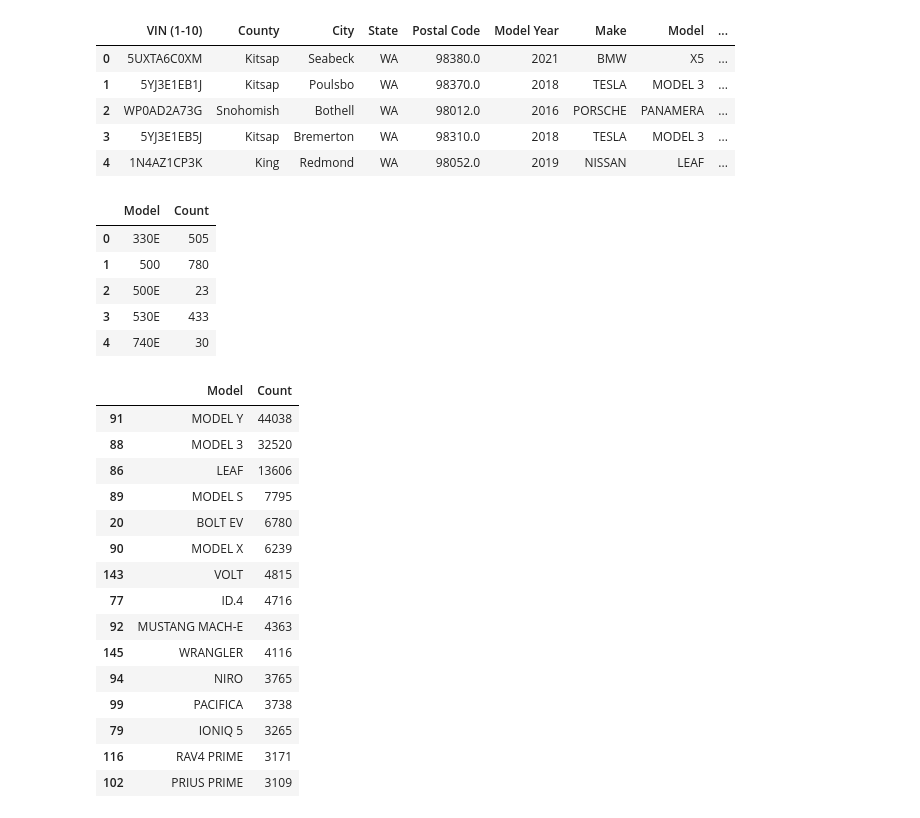
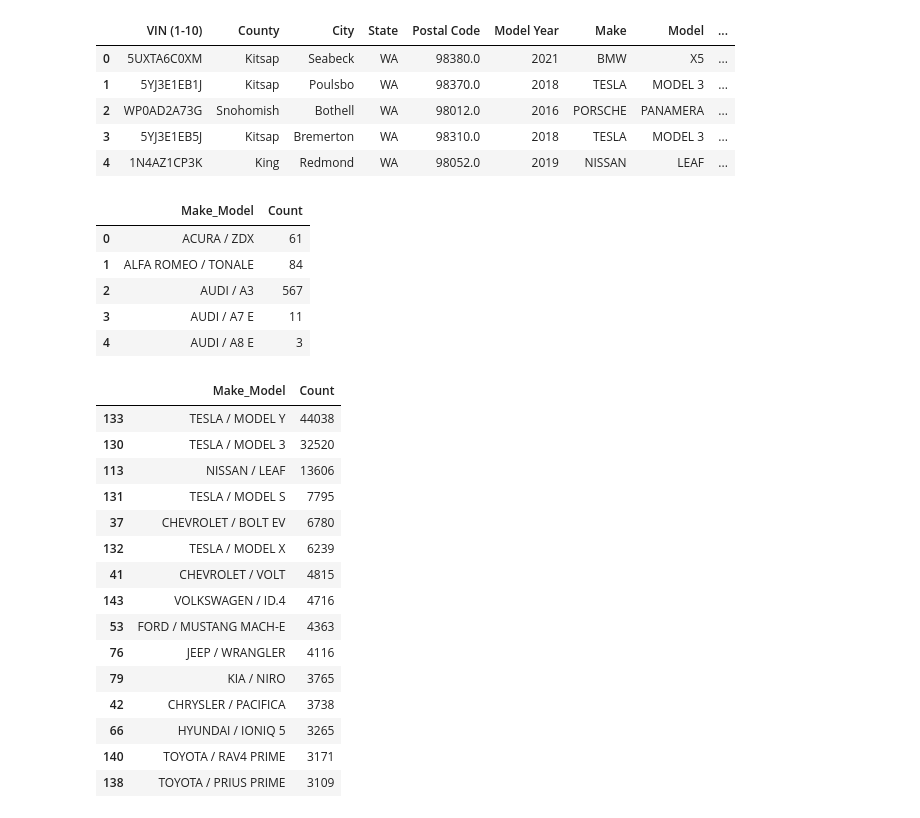
Before and after one commit to bhart4278/Project_1_T3, a Jupyter notebook: EVPopularity.ipynb, the cells around one changed output. Saved outputs shown, nothing was run; the diff lists cells and outputs as text; code cells hidden in the pictures.

```diff
--- a/EVPopularity.ipynb
+++ b/EVPopularity.ipynb
@@ -22,36 +28,39 @@ EV_df.head()
 | 3 | 5YJ3E1EB5J | Kitsap | Bremerton | WA | 98310.0 | 2018 | TESLA | MODEL 3 | ... |
 | 4 | 1N4AZ1CP3K | King | Redmond | WA | 98052.0 | 2019 | NISSAN | LEAF | ... |
 # %%
-groupedEV_count = EV_df.groupby('Model')['VIN (1-10)'].count().reset_index(name='Count')
+# Create a field to keep tracl of both Make and Model of the EV and then grouped the initial dataset to the count per Make_Model to create the popularity bar chart
+EV_df['Make_Model']=EV_df['Make']+' / ' +EV_df['Model']
+groupedEV_count = EV_df.groupby('Make_Model')['VIN (1-10)'].count().reset_index(name='Count')
 groupedEV_count.head()
 # %% [output]
-|  | Model | Count |
-| 0 | 330E | 505 |
-| 1 | 500 | 780 |
-| 2 | 500E | 23 |
-| 3 | 530E | 433 |
-| 4 | 740E | 30 |
+|  | Make_Model | Count |
+| 0 | ACURA / ZDX | 61 |
+| 1 | ALFA ROMEO / TONALE | 84 |
+| 2 | AUDI / A3 | 567 |
+| 3 | AUDI / A7 E | 11 |
+| 4 | AUDI / A8 E | 3 |
 # %%
+# Values for the grouped EV dataframe were sorted and only the top 15 were kept to create the popularity bar graph
 groupedEV_count = groupedEV_count.sort_values(by='Count', ascending=False)
 popularEV_15=groupedEV_count.head(15)
 popularEV_15.head(15)
 # %% [output]
-|  | Model | Count |
-| 91 | MODEL Y | 44038 |
-| 88 | MODEL 3 | 32520 |
-| 86 | LEAF | 13606 |
-| 89 | MODEL S | 7795 |
-| 20 | BOLT EV | 6780 |
-| 90 | MODEL X | 6239 |
-| 143 | VOLT | 4815 |
-| 77 | ID.4 | 4716 |
-| 92 | MUSTANG MACH-E | 4363 |
-| 145 | WRANGLER | 4116 |
-| 94 | NIRO | 3765 |
-| 99 | PACIFICA | 3738 |
-| 79 | IONIQ 5 | 3265 |
-| 116 | RAV4 PRIME | 3171 |
-| 102 | PRIUS PRIME | 3109 |
+|  | Make_Model | Count |
+| 133 | TESLA / MODEL Y | 44038 |
+| 130 | TESLA / MODEL 3 | 32520 |
+| 113 | NISSAN / LEAF | 13606 |
+| 131 | TESLA / MODEL S | 7795 |
+| 37 | CHEVROLET / BOLT EV | 6780 |
+| 132 | TESLA / MODEL X | 6239 |
+| 41 | CHEVROLET / VOLT | 4815 |
+| 143 | VOLKSWAGEN / ID.4 | 4716 |
+| 53 | FORD / MUSTANG MACH-E | 4363 |
+| 76 | JEEP / WRANGLER | 4116 |
+| 79 | KIA / NIRO | 3765 |
+| 42 | CHRYSLER / PACIFICA | 3738 |
+| 66 | HYUNDAI / IONIQ 5 | 3265 |
+| 140 | TOYOTA / RAV4 PRIME | 3171 |
+| 138 | TOYOTA / PRIUS PRIME | 3109 |
 # %%
 # Create array for x-axis
 x_axis = np.arange(len(popularEV_15))
```
Also changed, not shown: parts of 9 cells of this notebook, 5 other files.
